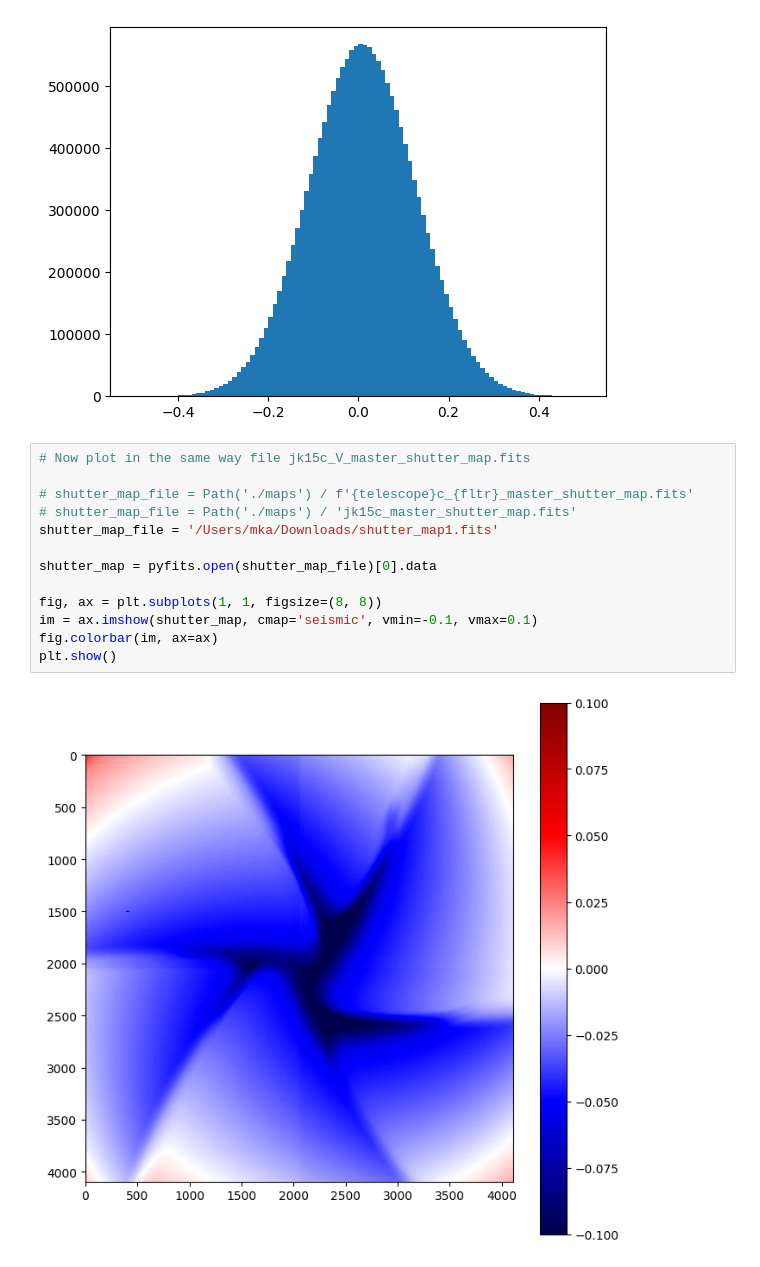
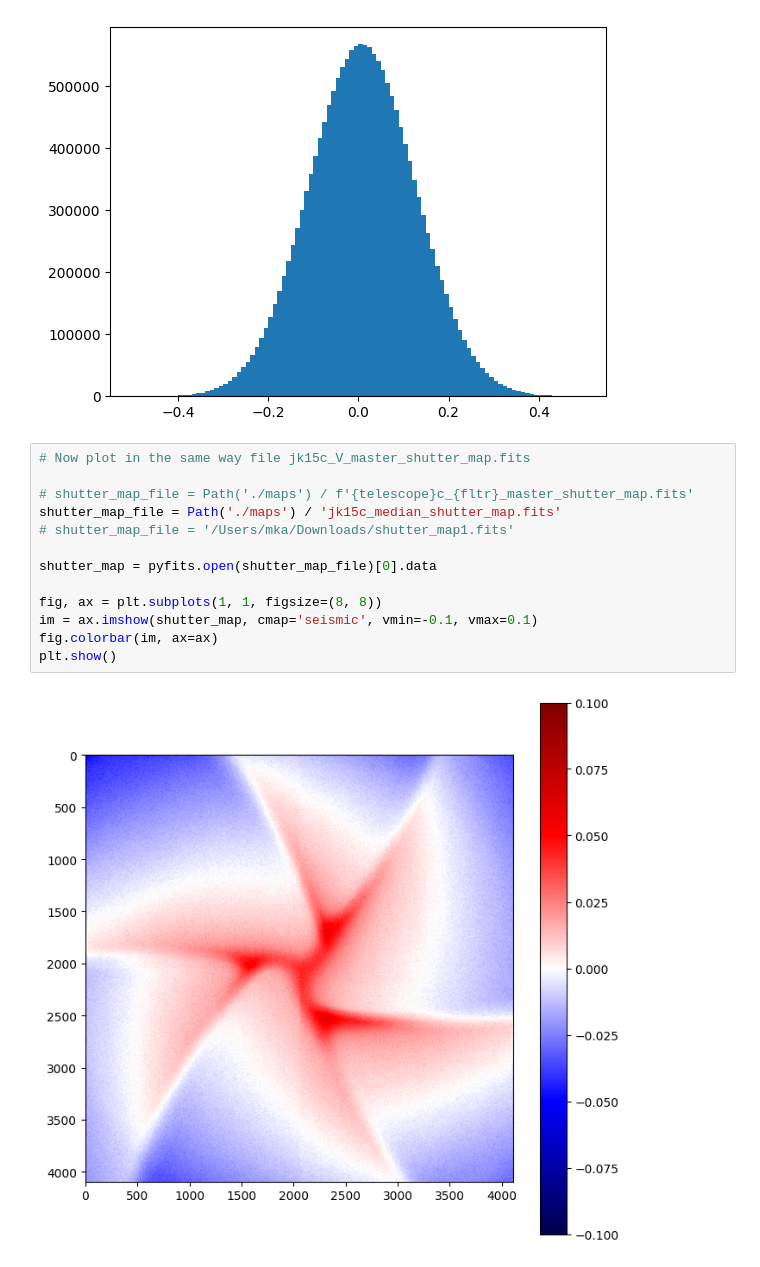
Before and after one commit to araucaria-project/oca-fits-anal, a Jupyter notebook: shutter.ipynb, the cells around one changed output. Saved outputs shown, nothing was run; the diff lists cells and outputs as text.

Commit message:
median vs mean

```diff
--- a/shutter.ipynb
+++ b/shutter.ipynb
@@ -353,18 +353,18 @@ plt.show()
 # %%
 # Now plot in the same way file jk15c_V_master_shutter_map.fits
 
 # shutter_map_file = Path('./maps') / f'{telescope}c_{fltr}_master_shutter_map.fits'
-# shutter_map_file = Path('./maps') / 'jk15c_master_shutter_map.fits'
-shutter_map_file = '/Users/mka/Downloads/shutter_map1.fits'
+shutter_map_file = Path('./maps') / 'jk15c_median_shutter_map.fits'
+# shutter_map_file = '/Users/mka/Downloads/shutter_map1.fits'
 
 shutter_map = pyfits.open(shutter_map_file)[0].data
 
 fig, ax = plt.subplots(1, 1, figsize=(8, 8))
 im = ax.imshow(shutter_map, cmap='seismic', vmin=-0.1, vmax=0.1)
 fig.colorbar(im, ax=ax)
 plt.show()
 # %% [output]
-[figure, old version]
+[figure, new version]
 # %%
 # and histogram of shutter_map values
 
```
Also changed, not shown: parts of 9 cells of this notebook, 2 other files.
